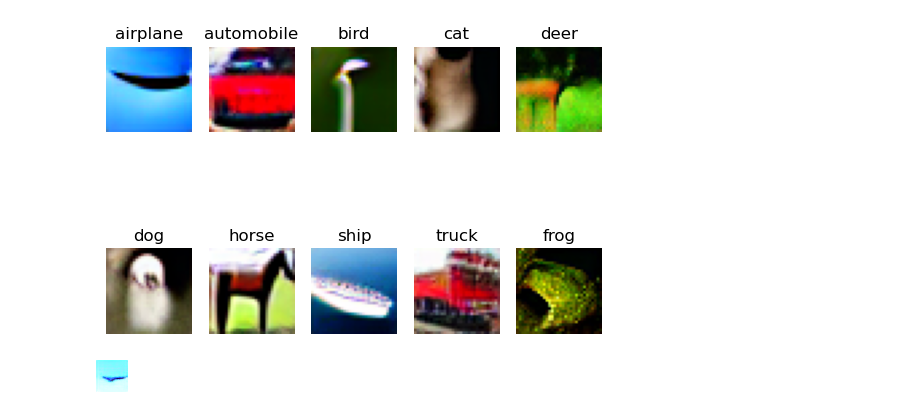
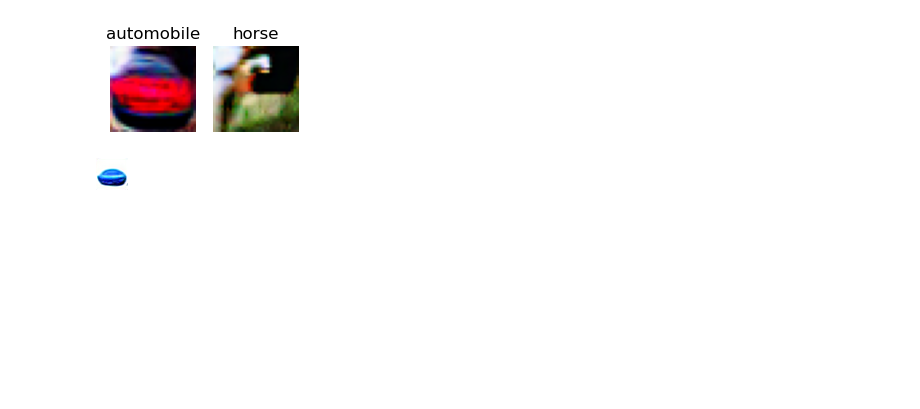
Before and after one commit to Naterjack/Data-Attribution-for-Stable-Diffusion, a Jupyter notebook: SD1_Generate_Images.ipynb, the cells around one changed output. Drawn from its saved outputs; the diff is of its cells as text; code cells hidden in the pictures; blank space fills up the shorter version.

Commit message:
Add CIFAR2 support by moving all config and file subpaths over to a new modular enum based system for the dataset, TRAK type, and model type.

```diff
--- a/SD1_Generate_Images.ipynb
+++ b/SD1_Generate_Images.ipynb
@@ -1,45 +1,44 @@
 # %%
 from utils.config import Project_Config
+from utils.custom_enums import Dataset_Type_Enum, Model_Type_Enum
 
-IS_LORA = False
+model_type = Model_Type_Enum.LORA
+dataset_type = Dataset_Type_Enum.CIFAR2
 
-if IS_LORA:
-    MODEL_NAME = "sd1-cifar10-v2-lora"
-    MODEL_NAME_CLEAN = "SD1_LoRA"
-else:
-    MODEL_NAME = "sd1-cifar10-v2"
-    MODEL_NAME_CLEAN = "SD1_Full"
+MODEL_NAME_CLEAN = f"sd1_{model_type}"
 
 #How many images to generate per prompt
 NUM_SEEDS_TO_GENERATE = 20
 
 GENERATE_NSFW_DISTRIBUTION_DATA = False
 
-project_config = Project_Config(
-    IS_CUDA = True,
-    IS_WINDOWS = False,
-)
+project_config = Project_Config()
 
 f = project_config.folder_symbol
 base_save_path = (project_config.PWD + f +
                   "datasets" + f +
-                  "generated-cifar-10" + f +
+                  f"generated-{dataset_type}" + f +
                   MODEL_NAME_CLEAN)
 # %%
 from diffusers import DiffusionPipeline
 import torch
 
 import os
-p = project_config.PWD + f + MODEL_NAME
+p = (
+    project_config.PWD + f +
+    "models" +
+    dataset_type + f +
+    MODEL_NAME_CLEAN
+)
 assert(os.path.isdir(p))
 
-if IS_LORA:
+if model_type == Model_Type_Enum.LORA:
     p = p + project_config.folder_symbol + "pytorch_lora_weights.safetensors"
     pipe = DiffusionPipeline.from_pretrained("stable-diffusion-v1-5/stable-diffusion-v1-5", torch_dtype=torch.float16)
     if project_config.IS_CUDA:
         pipe.to("cuda")
     pipe.load_lora_weights(p)
-else:
+else: #if model_type == Model_Type_Enum.FULL
     pipe = DiffusionPipeline.from_pretrained(p)
     if project_config.IS_CUDA:
         pipe.to("cuda")
@@ -63,7 +62,10 @@ import numpy as np
 from tqdm import tqdm
 %matplotlib inline
 
-prompts=['airplane', 'automobile', 'bird', 'cat', 'deer', 'dog', 'horse', 'ship', 'truck', 'frog']
+if dataset_type == Dataset_Type_Enum.CIFAR10:
+    prompts=['airplane', 'automobile', 'bird', 'cat', 'deer', 'dog', 'horse', 'ship', 'truck', 'frog']
+if dataset_type == Dataset_Type_Enum.CIFAR2:
+    prompts=['automobile','horse']
 
 if GENERATE_NSFW_DISTRIBUTION_DATA:
     prompt_nsfw_count = np.zeros((10), dtype=np.int32)
@@ -78,34 +80,34 @@ for seed in tqdm(range(NUM_SEEDS_TO_GENERATE)):
     for prompt in prompts:
         #seed = 1
         generator = torch.Generator(device=("cuda" if project_config.IS_CUDA else "cpu")).manual_seed(seed)
 
         save_path = (base_save_path + f +
                      "train" + f +
                      prompt + f )
         os.makedirs(save_path, exist_ok=True)
 
         image = pipe(
             height=32,
             width=32,
             prompt=prompt,
             generator=generator,
         ).images[0]
 
         i=i+1
         plt.subplot(2, 5, i)
         plt.axis('off')
         plt.title(prompt)
         plt.imshow(image)
 
         if GENERATE_NSFW_DISTRIBUTION_DATA:
             if np.array(image).max() < 0.01:
                 print("NSFW")
                 prompt_nsfw_count[i] += 1
         else:
             #Only save the images if the NSFW filter is disabled
             image.save(save_path+str(seed)+".png")
 # %% [output]
-[figure, old version]
+[figure, new version]
 # %%
 ### Try loading the dataset
 
@@ -113,7 +115,7 @@ from utils.config import CIFAR_10_Config
 generated_ds_config = CIFAR_10_Config(huggingface_slug=base_save_path, existing_image_column_name="image")
 generated_ds_config.dataset[5]["image"]
 # %% [output]
-[figure, old version]
+[figure, new version]
 # %%
 if GENERATE_NSFW_DISTRIBUTION_DATA:
     print(prompt_nsfw_count)
```
Also changed, not shown: 19 other files.
